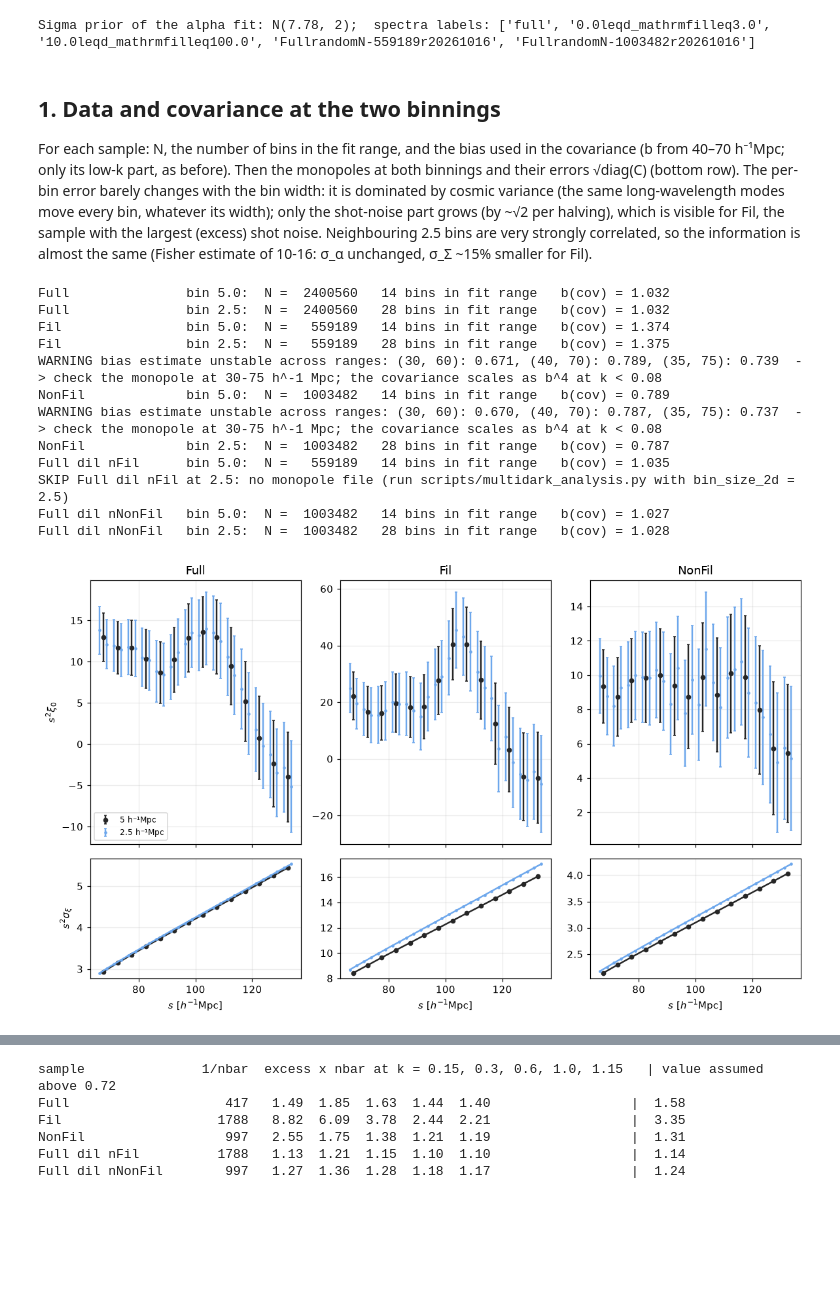
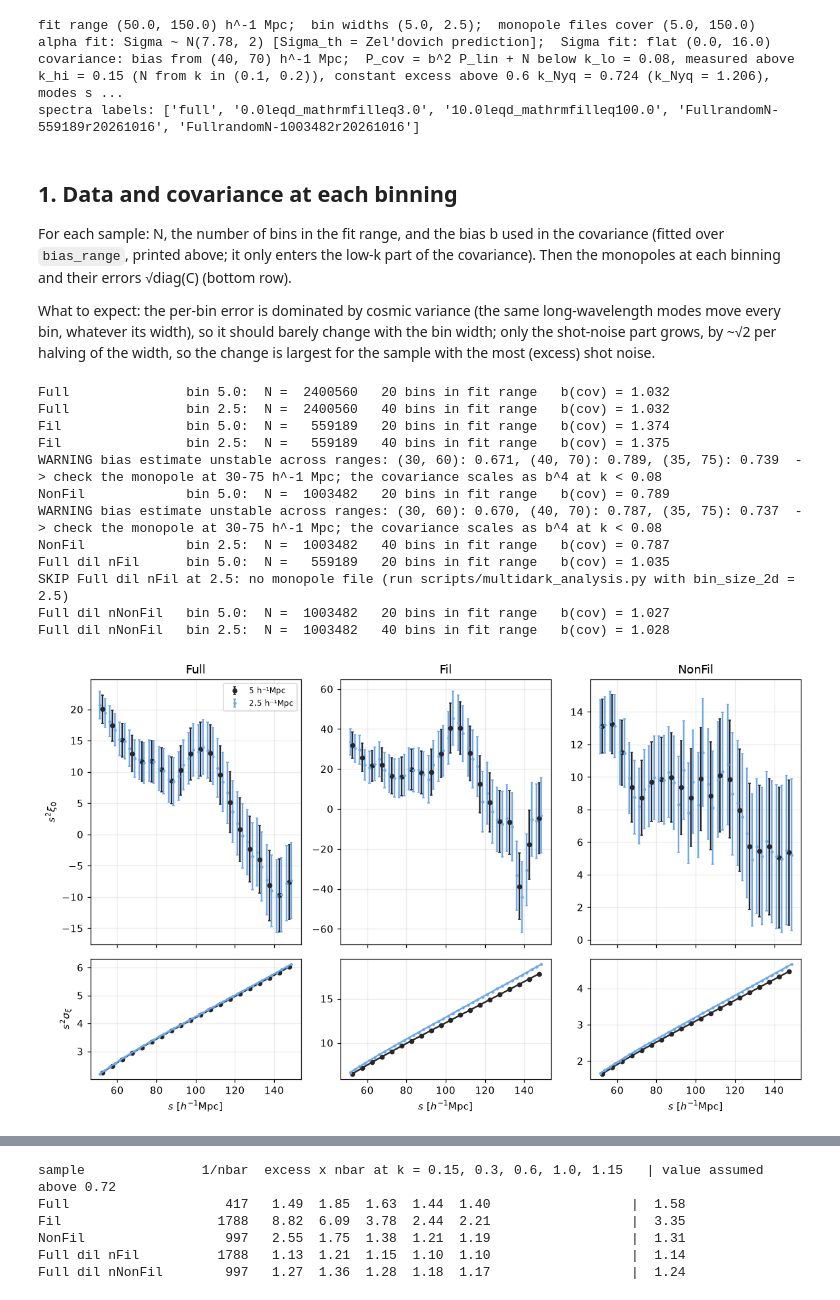
Before and after one commit to FedeDavilaKurban/filbao-md, a Jupyter notebook: notebooks/exploratory/desilike_run1.ipynb, the cells around one changed output, grey strips where cells are left out. Saved outputs shown, nothing was run; the diff lists cells and outputs as text; code cells hidden in the pictures; blank space fills up the shorter version.

```diff
--- a/notebooks/exploratory/desilike_run1.ipynb
+++ b/notebooks/exploratory/desilike_run1.ipynb
@@ -20,7 +25,7 @@ The two random dilutions are fitted and listed in the tables and printouts, but
 A sample whose monopole file does not exist at a binning is skipped with a message.
 Colours: blue = ours, orange = desilike. Nothing is written to disk.
 # %%
-import os, sys, warnings, time
+import os, sys, warnings, time, inspect
 import numpy as np
 import matplotlib.pyplot as plt
 warnings.filterwarnings('ignore')
@@ -39,11 +44,15 @@ from desilike.profilers import MinuitProfiler
 OURS, DESI, DATA = '#2a78d6', '#eb6834', '0.15'
 plt.rcParams.update({'figure.dpi': 110, 'axes.grid': True, 'grid.alpha': 0.25, 'lines.linewidth': 1.6})
 
+# ---------------- settings (change here only) ----------------
 MONO = os.path.join(REPO, 'data/processed/monopoles/box')
 pk_file = os.path.join(REPO, 'data/processed/pk/box/pk_XISMU_box_mag-21.2_dist_fil.npz')
-binseps = (5.0, 2.5)
-fit_range = (65., 135.)
+mono_sep = (5.0, 150.0)             # separation range of the monopole files [h^-1 Mpc] (in their names)
+binseps = (5.0, 2.5)                # bin widths to compare [h^-1 Mpc]; binseps[0] = reference (bias, spectra plots)
+fit_range = (50., 150.)             # [h^-1 Mpc]
+Sigma_prior_sd = 2.0                # width of the Gaussian Sigma prior of the alpha fit (centred on Sigma_th)
 Sigma_free = (0., 16.)              # flat prior of the Sigma fit, as run_all
+k_bao = 0.3                         # [h/Mpc] marked as the end of the BAO information in the plots (section 1c)
 
 # sample -> label in the spectra file (= <bin_desc> of the monopole files written by the current script)
 samples = {'Full': 'full',
@@ -53,11 +62,13 @@ samples = {'Full': 'full',
            'Full dil nNonFil': 'FullrandomN-1003482r20261016'}
 
 plot_samples = ['Full', 'Fil', 'NonFil']      # the dilutions appear in tables only
+# -------------------------------------------------------------
+bs_ref = binseps[0]
 
 def monopole_file(key, binsep):
     # current naming ('leq') first, then the older one ('-'); None if neither exists
     for k in (key, key.replace('leqd', '-d')):
-        f = os.path.join(MONO, f'mag=-21.2_sep=5.0-150.0_binsep={binsep:.1f}_{k}.npz')
+        f = os.path.join(MONO, f'mag=-21.2_sep={mono_sep[0]:.1f}-{mono_sep[1]:.1f}_binsep={binsep:.1f}_{k}.npz')
         if os.path.exists(f):
             return f
     return None
@@ -70,19 +81,38 @@ k, P_w, P_nw = bf.generate_templates(lin=lin)
 T = bf.BAOTemplate(k, P_w, P_nw, lin)
 Sigma_th = bf.sigma_nl_theory(lin)['Sigma_mono']
 spec = bf.load_spectra(pk_file)
-print(f"Sigma prior of the alpha fit: N({Sigma_th:.2f}, 2);  spectra labels: {spec['labels']}")
+
+# covariance and bias settings, read from bao_fitting so the plots always show what the code does
+defaults = lambda f: {n: p.default for n, p in inspect.signature(f).parameters.items()
+                      if p.default is not inspect.Parameter.empty}
+cov_set, kmax_cov = defaults(bf.spectrum_for_cov), defaults(bf.gaussian_cov_pk)['kmax']
+k_lo, k_hi, k_use = cov_set['k_lo'], cov_set['k_hi'], cov_set['kuse_frac'] * spec['kNyq']
+b_set = defaults(bf.estimate_bias_independent)
+bias_range = b_set['ranges'][b_set['primary']]
+
+print(f"fit range {fit_range} h^-1 Mpc;  bin widths {binseps};  monopole files cover {mono_sep}")
+print(f"alpha fit: Sigma ~ N({Sigma_th:.2f}, {Sigma_prior_sd:g}) [Sigma_th = Zel'dovich prediction];  "
+      f"Sigma fit: flat {Sigma_free}")
+print(f"covariance: bias from {bias_range} h^-1 Mpc;  P_cov = b^2 P_lin + N below k_lo = {k_lo}, measured above "
+      f"k_hi = {k_hi} (N from k in {cov_set['n_win']}), constant excess above {cov_set['kuse_frac']} k_Nyq = "
+      f"{k_use:.3f} (k_Nyq = {spec['kNyq']:.3f}), modes summed to k = {kmax_cov}")
+print(f"spectra labels: {spec['labels']}")
 # %% [output]
-Sigma prior of the alpha fit: N(7.78, 2);  spectra labels: ['full', '0.0leqd_mathrmfilleq3.0', '10.0leqd_mathrmfilleq100.0', 'FullrandomN-559189r20261016', 'FullrandomN-1003482r20261016']
+fit range (50.0, 150.0) h^-1 Mpc;  bin widths (5.0, 2.5);  monopole files cover (5.0, 150.0)
+alpha fit: Sigma ~ N(7.78, 2) [Sigma_th = Zel'dovich prediction];  Sigma fit: flat (0.0, 16.0)
+covariance: bias from (40, 70) h^-1 Mpc;  P_cov = b^2 P_lin + N below k_lo = 0.08, measured above k_hi = 0.15 (N from k in (0.1, 0.2)), constant excess above 0.6 k_Nyq = 0.724 (k_Nyq = 1.206), modes s ...
+spectra labels: ['full', '0.0leqd_mathrmfilleq3.0', '10.0leqd_mathrmfilleq100.0', 'FullrandomN-559189r20261016', 'FullrandomN-1003482r20261016']
 # %% [markdown]
-## 1. Data and covariance at the two binnings
+## 1. Data and covariance at each binning
 
-For each sample: N, the number of bins in the fit range, and the bias used in the covariance
-(b from 40–70 h⁻¹Mpc; only its low-k part, as before). Then the monopoles at both binnings and
-their errors √diag(C) (bottom row). The per-bin error barely changes with the bin width: it is
-dominated by cosmic variance (the same long-wavelength modes move every bin, whatever its width);
-only the shot-noise part grows (by ~√2 per halving), which is visible for Fil, the sample with the
-largest (excess) shot noise. Neighbouring 2.5 bins are very strongly correlated, so the information
-is almost the same (Fisher estimate of 10-16: σ_α unchanged, σ_Σ ~15% smaller for Fil).
+For each sample: N, the number of bins in the fit range, and the bias b used in the covariance (fitted
+over `bias_range`, printed above; it only enters the low-k part of the covariance). Then the monopoles at
+each binning and their errors √diag(C) (bottom row).
+
+What to expect: the per-bin error is dominated by cosmic variance (the same long-wavelength modes move
+every bin, whatever its width), so it should barely change with the bin width; only the shot-noise part
+grows, by ~√2 per halving of the width, so the change is largest for the sample with the most (excess)
+shot noise.
 # %%
 data = {}
 for lab, key in samples.items():
@@ -91,44 +121,46 @@ for lab, key in samples.items():
         if f is None:
             print(f"SKIP {lab} at {bs}: no monopole file (run scripts/multidark_analysis.py with bin_size_2d = {bs})")
             continue
         s, xi, n_gal = bf.load_monopole(f)
         edges = bf.edges_from_centres(s)
+        assert edges[0] <= fit_range[0] and edges[-1] >= fit_range[1], \
+            f"{lab} at {bs}: monopole covers {edges[0]}-{edges[-1]}, fit_range is {fit_range}"
         i_spec = spec['labels'].index(key)
         assert int(spec['n_gal'][i_spec]) == n_gal, f"{lab}: N differs from the spectra file"
         b = bf.estimate_bias_independent(s, xi, edges, n_gal / bf.L_BOX**3, T)['b']
         C = bf.gaussian_cov_pk(edges, spec, [i_spec], [b], lin)
         m = (s >= fit_range[0]) & (s <= fit_range[1])
         data[lab, bs] = dict(s=s, xi=xi, edges=edges, C=C, sig=np.sqrt(np.diag(C)), m=m, n_gal=n_gal, b=b)
         print(f"{lab:<18} bin {bs}:  N = {n_gal:>8d}   {m.sum():>2d} bins in fit range   b(cov) = {b:.3f}")
 
 labs = [l for l in samples if any((l, bs) in data for bs in binseps)]     # all samples (tables)
 labs_p = [l for l in labs if l in plot_samples]                              # plotted samples
 fig, axes = plt.subplots(2, len(labs_p), figsize=(3.6 * len(labs_p), 6.5), sharex=True,
                          gridspec_kw=dict(height_ratios=(2.2, 1)), squeeze=False)
 for j, lab in enumerate(labs_p):
-    for bs, mk, c in ((5.0, 'o', '0.15'), (2.5, '.', '#6da7ec')):
+    for bs, mk, c in zip(binseps, ('o', '.'), ('0.15', '#6da7ec')):
         if (lab, bs) not in data: continue
         d = data[lab, bs]; s, m = d['s'], d['m']
         axes[0, j].errorbar(s[m], s[m]**2 * d['xi'][m], yerr=s[m]**2 * d['sig'][m], fmt=mk, ms=4, capsize=1.5,
                             color=c, label=f'{bs:g} h⁻¹Mpc')
         axes[1, j].plot(s[m], s[m]**2 * d['sig'][m], mk + '-', ms=4, color=c)
     axes[0, j].set_title(lab); axes[1, j].set_xlabel(r'$s\ [h^{-1}{\rm Mpc}]$')
 axes[0, 0].set_ylabel(r'$s^2\xi_0$'); axes[1, 0].set_ylabel(r'$s^2\sigma_\xi$'); axes[0, 0].legend(fontsize=8)
 fig.tight_layout(); plt.show()
 # %% [output]
-Full               bin 5.0:  N =  2400560   14 bins in fit range   b(cov) = 1.032
-Full               bin 2.5:  N =  2400560   28 bins in fit range   b(cov) = 1.032
-Fil                bin 5.0:  N =   559189   14 bins in fit range   b(cov) = 1.374
-Fil                bin 2.5:  N =   559189   28 bins in fit range   b(cov) = 1.375
+Full               bin 5.0:  N =  2400560   20 bins in fit range   b(cov) = 1.032
+Full               bin 2.5:  N =  2400560   40 bins in fit range   b(cov) = 1.032
+Fil                bin 5.0:  N =   559189   20 bins in fit range   b(cov) = 1.374
+Fil                bin 2.5:  N =   559189   40 bins in fit range   b(cov) = 1.375
 WARNING bias estimate unstable across ranges: (30, 60): 0.671, (40, 70): 0.789, (35, 75): 0.739  -> check the monopole at 30-75 h^-1 Mpc; the covariance scales as b^4 at k < 0.08
-NonFil             bin 5.0:  N =  1003482   14 bins in fit range   b(cov) = 0.789
+NonFil             bin 5.0:  N =  1003482   20 bins in fit range   b(cov) = 0.789
 WARNING bias estimate unstable across ranges: (30, 60): 0.670, (40, 70): 0.787, (35, 75): 0.737  -> check the monopole at 30-75 h^-1 Mpc; the covariance scales as b^4 at k < 0.08
-NonFil             bin 2.5:  N =  1003482   28 bins in fit range   b(cov) = 0.787
-Full dil nFil      bin 5.0:  N =   559189   14 bins in fit range   b(cov) = 1.035
+NonFil             bin 2.5:  N =  1003482   40 bins in fit range   b(cov) = 0.787
+Full dil nFil      bin 5.0:  N =   559189   20 bins in fit range   b(cov) = 1.035
 SKIP Full dil nFil at 2.5: no monopole file (run scripts/multidark_analysis.py with bin_size_2d = 2.5)
-Full dil nNonFil   bin 5.0:  N =  1003482   14 bins in fit range   b(cov) = 1.027
-Full dil nNonFil   bin 2.5:  N =  1003482   28 bins in fit range   b(cov) = 1.028
+Full dil nNonFil   bin 5.0:  N =  1003482   20 bins in fit range   b(cov) = 1.027
+Full dil nNonFil   bin 2.5:  N =  1003482   40 bins in fit range   b(cov) = 1.028
-[figure, old version]
+[figure, new version]
 # %% [markdown]
 ## 1b. The measured power spectra, and what "excess noise" means
 
```
Also changed, not shown: parts of 20 cells of this notebook, 1 other file.
